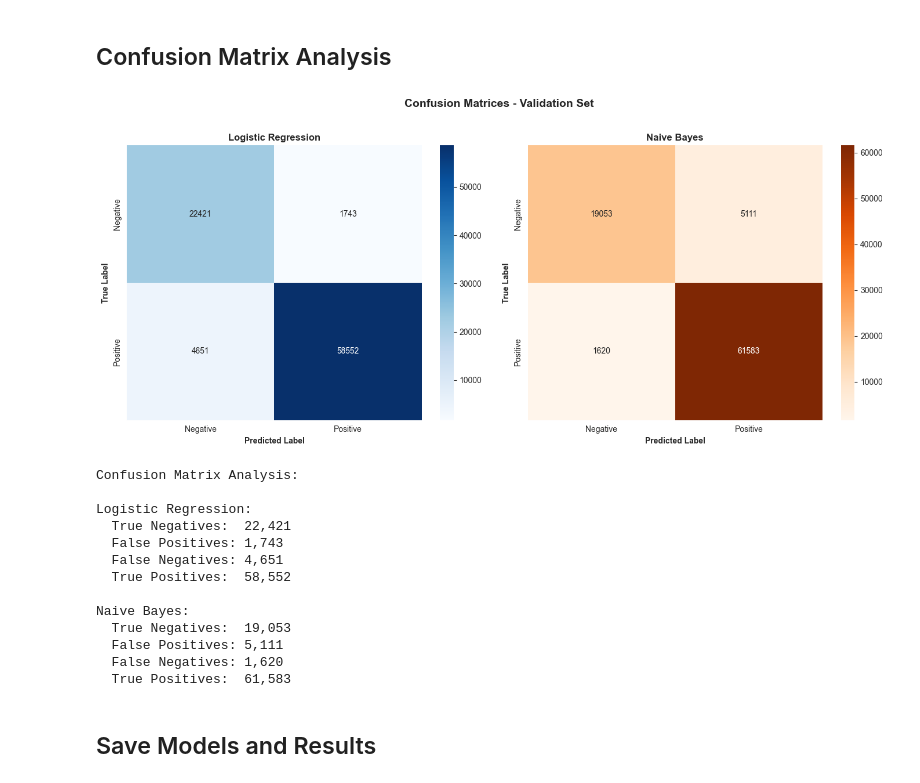
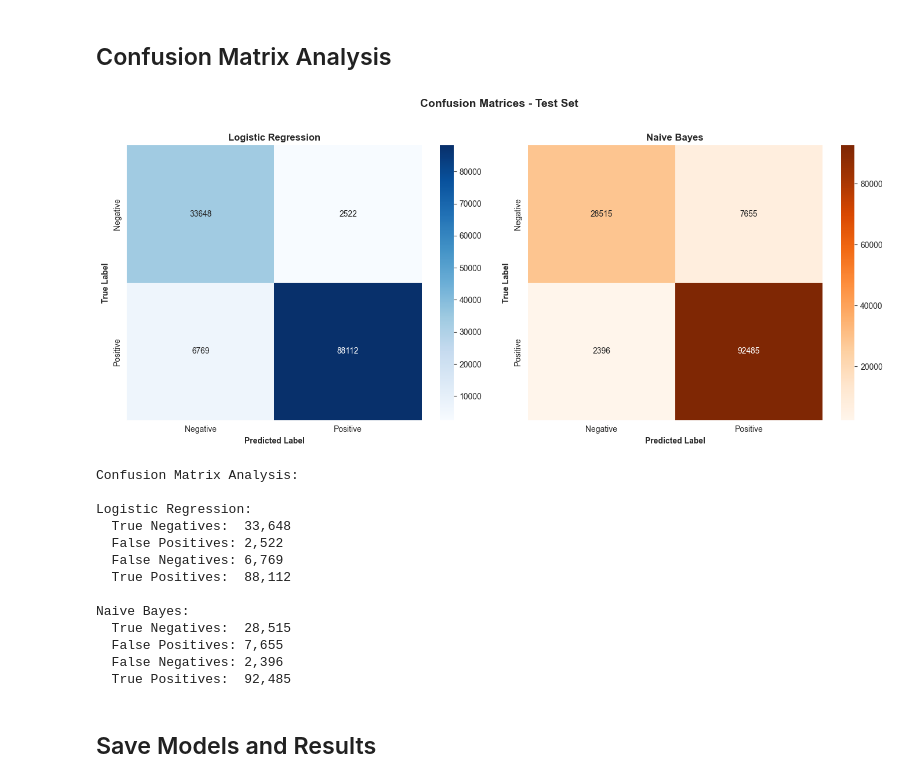
Before and after one commit to 3028Bikalpa/SOSC314_project_Bikki, a Jupyter notebook: Codes/models.ipynb, the cells around one changed output. Cells and saved outputs as stored; diff of their text form; code cells hidden in the pictures.

```diff
--- a/Codes/models.ipynb
+++ b/Codes/models.ipynb
@@ -789,7 +787,7 @@ tfidf = TfidfVectorizer(
 )
 
 X_train_tfidf = tfidf.fit_transform(X_train)
-X_val_tfidf = tfidf.transform(X_val)
+X_test_tfidf = tfidf.transform(X_test)
 X_test_tfidf = tfidf.transform(X_test)
 
 print(f"Final vocabulary size: {len(tfidf.vocabulary_):,} words")
@@ -819,20 +817,20 @@ lr = LogisticRegression(
 )
 
 lr.fit(X_train_tfidf, y_train)
-y_val_pred_lr = lr.predict(X_val_tfidf)
+y_test_pred_lr = lr.predict(X_test_tfidf)
 
 # Metrics
-acc_lr = accuracy_score(y_val, y_val_pred_lr)
-f1_lr = f1_score(y_val, y_val_pred_lr)
-prec_lr = precision_score(y_val, y_val_pred_lr)
-rec_lr = recall_score(y_val, y_val_pred_lr)
+acc_lr = accuracy_score(y_test, y_test_pred_lr)
+f1_lr = f1_score(y_test, y_test_pred_lr)
+prec_lr = precision_score(y_test, y_test_pred_lr)
+rec_lr = recall_score(y_test, y_test_pred_lr)
 
 print("LOGISTIC REGRESSION RESULTS")
-print(f"Validation Accuracy:  {acc_lr:.4f}")
+print(f"Test Accuracy:  {acc_lr:.4f}")
 print(f"Precision (Positive): {prec_lr:.4f}")
 print(f"Recall (Positive):    {rec_lr:.4f}")
 print(f"F1-Score:             {f1_lr:.4f}")
-print("\n" + classification_report(y_val, y_val_pred_lr,
+print("\n" + classification_report(y_test, y_test_pred_lr,
                                    target_names=['Negative', 'Positive']))
 # %% [output]
 Training Logistic Regression...
@@ -866,20 +864,20 @@ nb = MultinomialNB(
 )
 
 nb.fit(X_train_tfidf, y_train)
-y_val_pred_nb = nb.predict(X_val_tfidf)
+y_test_pred_nb = nb.predict(X_test_tfidf)
 
 # Metrics
-acc_nb = accuracy_score(y_val, y_val_pred_nb)
-f1_nb = f1_score(y_val, y_val_pred_nb)
-prec_nb = precision_score(y_val, y_val_pred_nb)
-rec_nb = recall_score(y_val, y_val_pred_nb)
+acc_nb = accuracy_score(y_test, y_test_pred_nb)
+f1_nb = f1_score(y_test, y_test_pred_nb)
+prec_nb = precision_score(y_test, y_test_pred_nb)
+rec_nb = recall_score(y_test, y_test_pred_nb)
 
 print("NAIVE BAYES RESULTS")
-print(f"Validation Accuracy:  {acc_nb:.4f}")
+print(f"Test Accuracy:  {acc_nb:.4f}")
 print(f"Precision (Positive): {prec_nb:.4f}")
 print(f"Recall (Positive):    {rec_nb:.4f}")
 print(f"F1-Score:             {f1_nb:.4f}")
-print("\n" + classification_report(y_val, y_val_pred_nb,
+print("\n" + classification_report(y_test, y_test_pred_nb,
                                    target_names=['Negative', 'Positive']))
 # %% [output]
 Training Naive Bayes...
@@ -1306,7 +1304,7 @@ A 2-star review might stem from:
 fig, axes = plt.subplots(1, 2, figsize=(14, 6))
 
 # Logistic Regression Confusion Matrix
-cm_lr = confusion_matrix(y_val, y_val_pred_lr)
+cm_lr = confusion_matrix(y_test, y_test_pred_lr)
 sns.heatmap(cm_lr, annot=True, fmt='d', cmap='Blues',
            xticklabels=['Negative', 'Positive'],
            yticklabels=['Negative', 'Positive'],
@@ -1316,49 +1314,49 @@ axes[0].set_ylabel('True Label', fontweight='bold')
 axes[0].set_xlabel('Predicted Label', fontweight='bold')
 
 # Naive Bayes Confusion Matrix
-cm_nb = confusion_matrix(y_val, y_val_pred_nb)
+cm_nb = confusion_matrix(y_test, y_test_pred_nb)
 sns.heatmap(cm_nb, annot=True, fmt='d', cmap='Oranges',
            xticklabels=['Negative', 'Positive'],
            yticklabels=['Negative', 'Positive'],
            ax=axes[1])
 axes[1].set_title('Naive Bayes', fontweight='bold', fontsize=12)
 axes[1].set_ylabel('True Label', fontweight='bold')
 axes[1].set_xlabel('Predicted Label', fontweight='bold')
 
-plt.suptitle('Confusion Matrices - Validation Set', fontsize=14, fontweight='bold', y=1.02)
+plt.suptitle('Confusion Matrices - Test Set', fontsize=14, fontweight='bold', y=1.02)
 plt.tight_layout()
 plt.savefig('../Images/confusion_matrix_comparison.png', dpi=300, bbox_inches='tight')
 plt.show()
 plt.close()
 gc.collect()  # Free memory  # Free memory
 
 print("Confusion Matrix Analysis:")
 print(f"\nLogistic Regression:")
 print(f"  True Negatives:  {cm_lr[0,0]:,}")
 print(f"  False Positives: {cm_lr[0,1]:,}")
 print(f"  False Negatives: {cm_lr[1,0]:,}")
 print(f"  True Positives:  {cm_lr[1,1]:,}")
 
 print(f"\nNaive Bayes:")
 print(f"  True Negatives:  {cm_nb[0,0]:,}")
 print(f"  False Positives: {cm_nb[0,1]:,}")
 print(f"  False Negatives: {cm_nb[1,0]:,}")
 print(f"  True Positives:  {cm_nb[1,1]:,}")
 # %% [output]
-[figure, old version]
+[figure, new version]
 Confusion Matrix Analysis:
 
 Logistic Regression:
-  True Negatives:  22,421
-  False Positives: 1,743
-  False Negatives: 4,651
-  True Positives:  58,552
+  True Negatives:  33,648
+  False Positives: 2,522
+  False Negatives: 6,769
+  True Positives:  88,112
 
 Naive Bayes:
-  True Negatives:  19,053
-  False Positives: 5,111
-  False Negatives: 1,620
-  True Positives:  61,583
+  True Negatives:  28,515
+  False Positives: 7,655
+  False Negatives: 2,396
+  True Positives:  92,485
 # %% [markdown]
 ## Save Models and Results
 # %%
```
Also changed, not shown: parts of 43 cells of this notebook, 31 other files.
